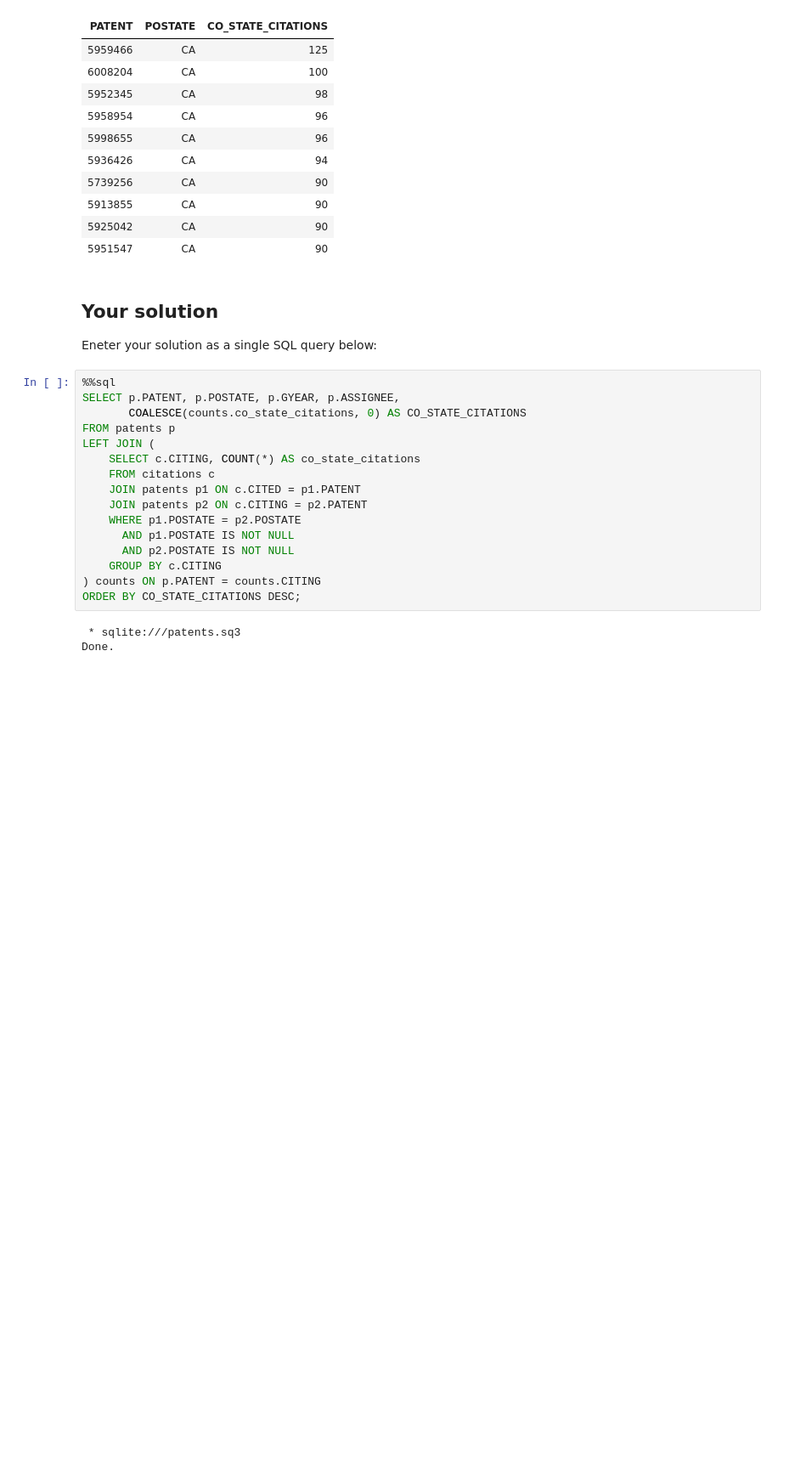
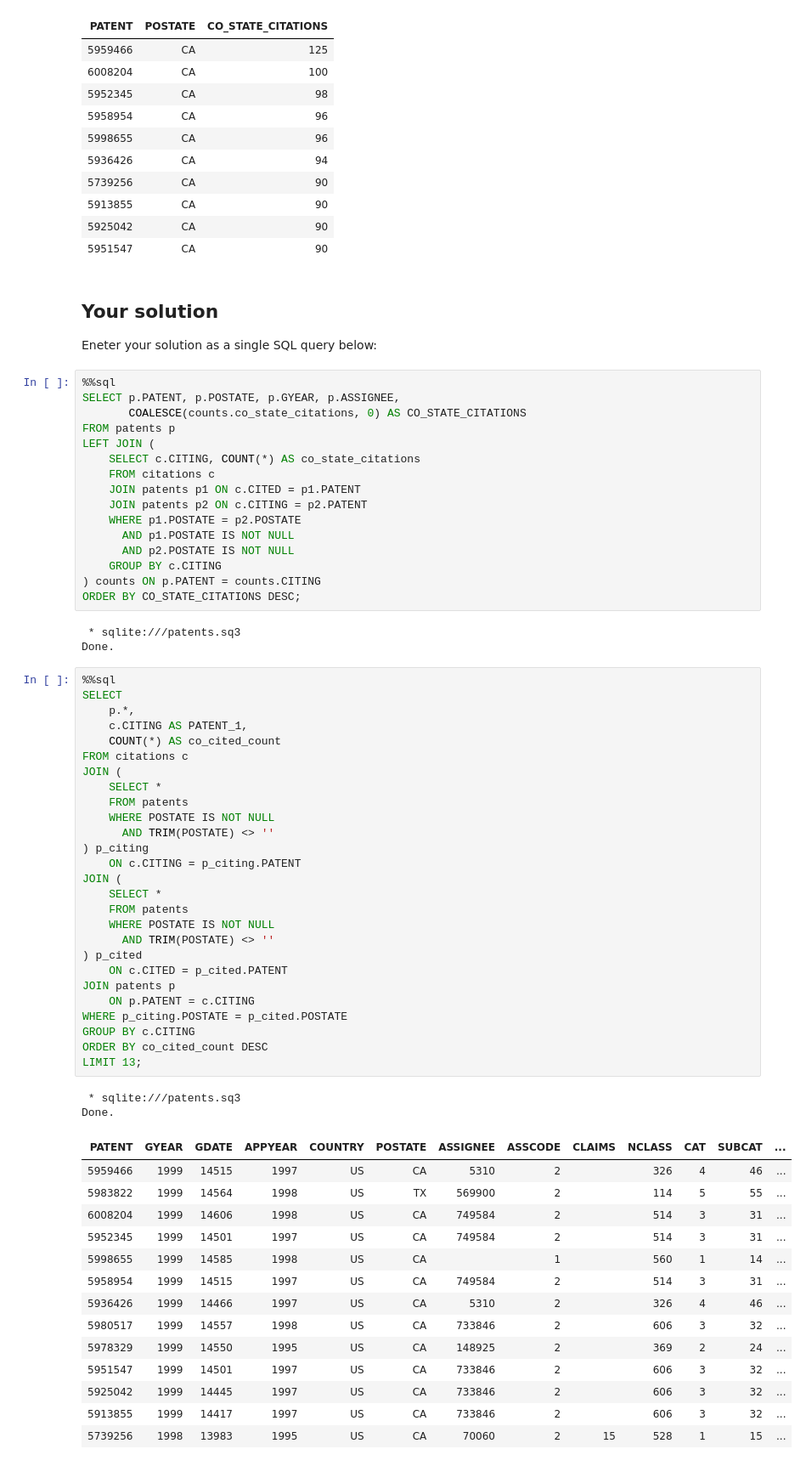
Before and after one commit to paudelnirajan/lab3-sql-patent2, a Jupyter notebook: Lab03-sqlite-patent.ipynb, the cells around one changed output. Shown: that part at 85% size. Cells and saved outputs as stored; diff of their text form; blank space fills up the shorter version.

```diff
--- a/Lab03-sqlite-patent.ipynb
+++ b/Lab03-sqlite-patent.ipynb
@@ -304,3 +304,47 @@ ORDER BY CO_STATE_CITATIONS DESC;
 # %% [output]
  * sqlite:///patents.sq3
 Done.
+# %%
+%%sql
+SELECT
+    p.*,
+    c.CITING AS PATENT_1,
+    COUNT(*) AS co_cited_count
+FROM citations c
+JOIN (
+    SELECT *
+    FROM patents
+    WHERE POSTATE IS NOT NULL
+      AND TRIM(POSTATE) <> ''
+) p_citing
+    ON c.CITING = p_citing.PATENT
+JOIN (
+    SELECT *
+    FROM patents
+    WHERE POSTATE IS NOT NULL
+      AND TRIM(POSTATE) <> ''
+) p_cited
+    ON c.CITED = p_cited.PATENT
+JOIN patents p
+    ON p.PATENT = c.CITING
+WHERE p_citing.POSTATE = p_cited.POSTATE
+GROUP BY c.CITING
+ORDER BY co_cited_count DESC
+LIMIT 13;
+# %% [output]
+ * sqlite:///patents.sq3
+Done.
+| PATENT | GYEAR | GDATE | APPYEAR | COUNTRY | POSTATE | ASSIGNEE | ASSCODE | CLAIMS | NCLASS | CAT | SUBCAT | ... |
+| 5959466 | 1999 | 14515 | 1997 | US | CA | 5310 | 2 |  | 326 | 4 | 46 | ... |
+| 5983822 | 1999 | 14564 | 1998 | US | TX | 569900 | 2 |  | 114 | 5 | 55 | ... |
+| 6008204 | 1999 | 14606 | 1998 | US | CA | 749584 | 2 |  | 514 | 3 | 31 | ... |
+| 5952345 | 1999 | 14501 | 1997 | US | CA | 749584 | 2 |  | 514 | 3 | 31 | ... |
+| 5998655 | 1999 | 14585 | 1998 | US | CA |  | 1 |  | 560 | 1 | 14 | ... |
+| 5958954 | 1999 | 14515 | 1997 | US | CA | 749584 | 2 |  | 514 | 3 | 31 | ... |
+| 5936426 | 1999 | 14466 | 1997 | US | CA | 5310 | 2 |  | 326 | 4 | 46 | ... |
+| 5980517 | 1999 | 14557 | 1998 | US | CA | 733846 | 2 |  | 606 | 3 | 32 | ... |
+| 5978329 | 1999 | 14550 | 1995 | US | CA | 148925 | 2 |  | 369 | 2 | 24 | ... |
+| 5951547 | 1999 | 14501 | 1997 | US | CA | 733846 | 2 |  | 606 | 3 | 32 | ... |
+| 5925042 | 1999 | 14445 | 1997 | US | CA | 733846 | 2 |  | 606 | 3 | 32 | ... |
+| 5913855 | 1999 | 14417 | 1997 | US | CA | 733846 | 2 |  | 606 | 3 | 32 | ... |
+| 5739256 | 1998 | 13983 | 1995 | US | CA | 70060 | 2 | 15 | 528 | 1 | 15 | ... |
```
